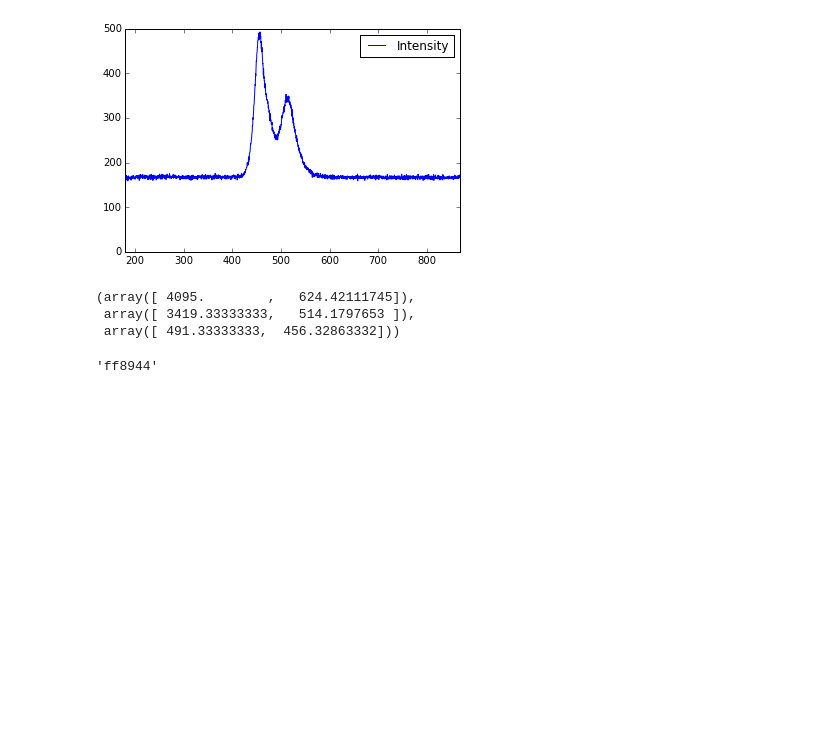
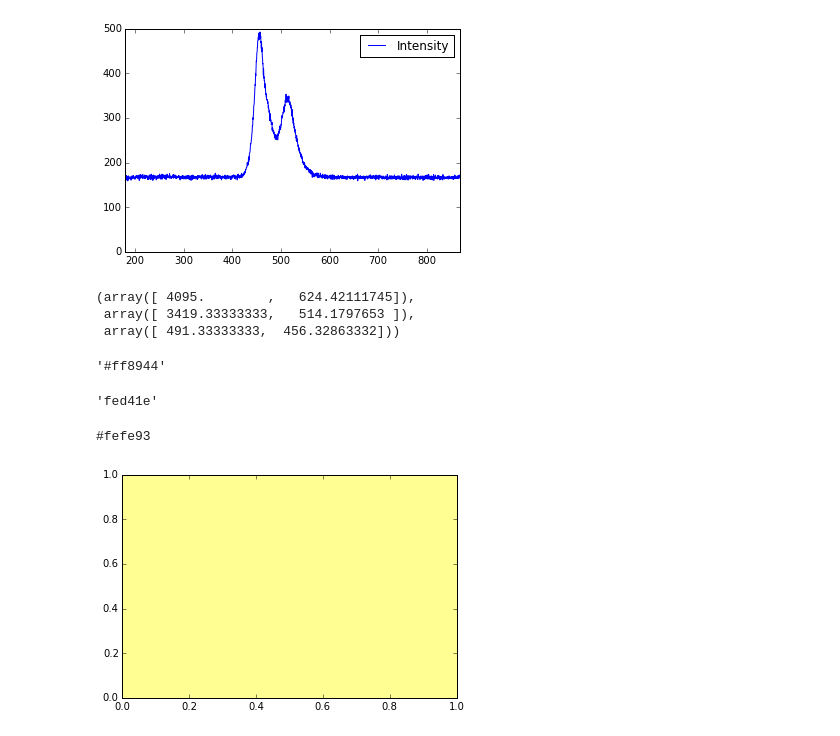
Before and after one commit to piratefsh/usb2000-experiments, a Jupyter notebook: USB2000 Spectrometer Experiments.ipynb, the cells around one changed output. Saved outputs shown, nothing was run; the diff lists cells and outputs as text; code cells hidden in the pictures; blank space fills up the shorter version.

Commit message:
Make color generator from spectrum

```diff
--- a/USB2000 Spectrometer Experiments.ipynb
+++ b/USB2000 Spectrometer Experiments.ipynb
@@ -94,9 +96,50 @@ red, green, blue
  array([ 491.33333333,  456.32863332]))
 # %%
 def rgb2hex(rgb):
-    r, g, b = rgb
-    return "".join([hex(c)[2:] for c in rgb])
+    return '#' + "".join([hex(c)[2:].zfill(2) for c in rgb])
 
 rgb2hex((255,137,68))
 # %% [output]
-'ff8944'
+'#ff8944'
+# %%
+MAX_INTENSITY = 4096
+MAX_RGB = 255
+INTRGB_RATIO = 1/MAX_INTENSITY*MAX_RGB
+WAVEBOXCAR= 10
+
+gval=(green[0])* INTRGB_RATIO
+rval=(red[0])* INTRGB_RATIO
+bval=(blue[0])* INTRGB_RATIO
+
+rgbval = (int(rval), int(gval), int(bval))
+rgbval
+
+rgbhex = rgb2hex(rgbval)
+
+rgbhex
+# %% [output]
+'fed41e'
+# %%
+%matplotlib inline
+def show_color(color):
+    fig = plt.figure()
+    ax = fig.add_subplot(111)
+    rect1 = matplotlib.patches.Rectangle((-200, -100), 400, 200, color = color)
+    ax.add_patch(rect1)
+# %%
+WAVS_O_I = [624.0924001269774,514.06587598080591, 456.44491156719874]
+
+def color_maker(intensities, wavelengths):
+    colors = []
+    for W in WAVS_O_I:
+        i = np.where(wavelengths==W)[0]
+        sliced = intensities[i-WAVEBOXCAR:i+WAVEBOXCAR]
+        colors.append(int(sliced.mean() * INTRGB_RATIO))
+    return rgb2hex(colors)
+
+color = color_maker(spec.intensities(), spec.wavelengths())
+print(color)
+show_color(color)
+# %% [output]
+#fefe93
+[figure, added]
```
Also changed, not shown: parts of 1 cell of this notebook.
